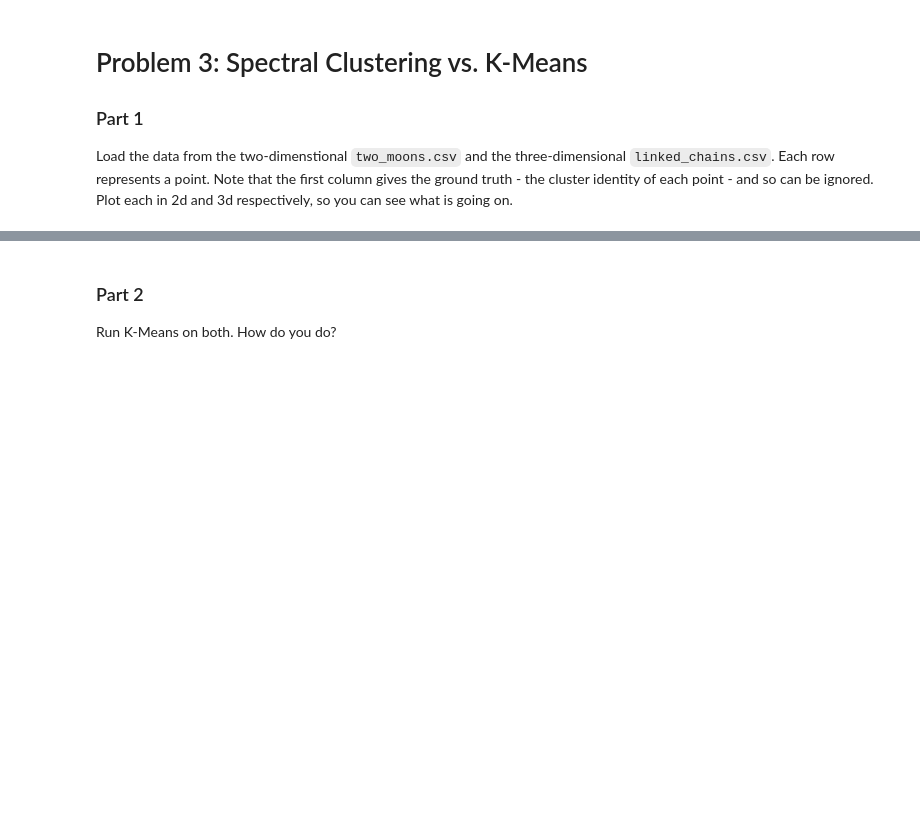
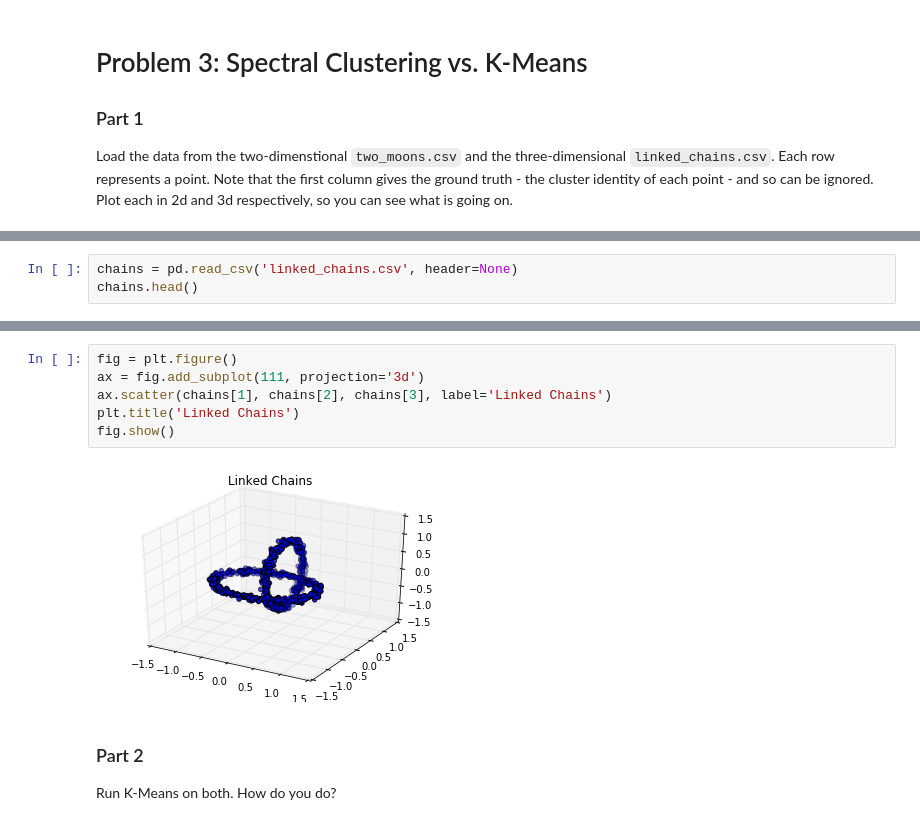
Before and after one commit to RohanNagar/datasciencelab-utaustin, a Jupyter notebook: lab6/lab6.ipynb, the cells around one changed output, grey strips where cells are left out. Cells and saved outputs as stored; diff of their text form; blank space fills up the shorter version.

```diff
--- a/lab6/lab6.ipynb
+++ b/lab6/lab6.ipynb
@@ -76,0 +106,3 @@ Load the data from the two-dimenstional `two_moons.csv` and the three-dimensiona
+# %%
+chains = pd.read_csv('linked_chains.csv', header=None)
+chains.head()
@@ -77,3 +116,11 @@ Load the data from the two-dimenstional `two_moons.csv` and the three-dimensiona
+# %%
+fig = plt.figure()
+ax = fig.add_subplot(111, projection='3d')
+ax.scatter(chains[1], chains[2], chains[3], label='Linked Chains')
+plt.title('Linked Chains')
+fig.show()
+# %% [output]
+[figure, added]
 # %% [markdown]
 ### Part 2
 
```
Also changed, not shown: parts of 5 cells of this notebook.
